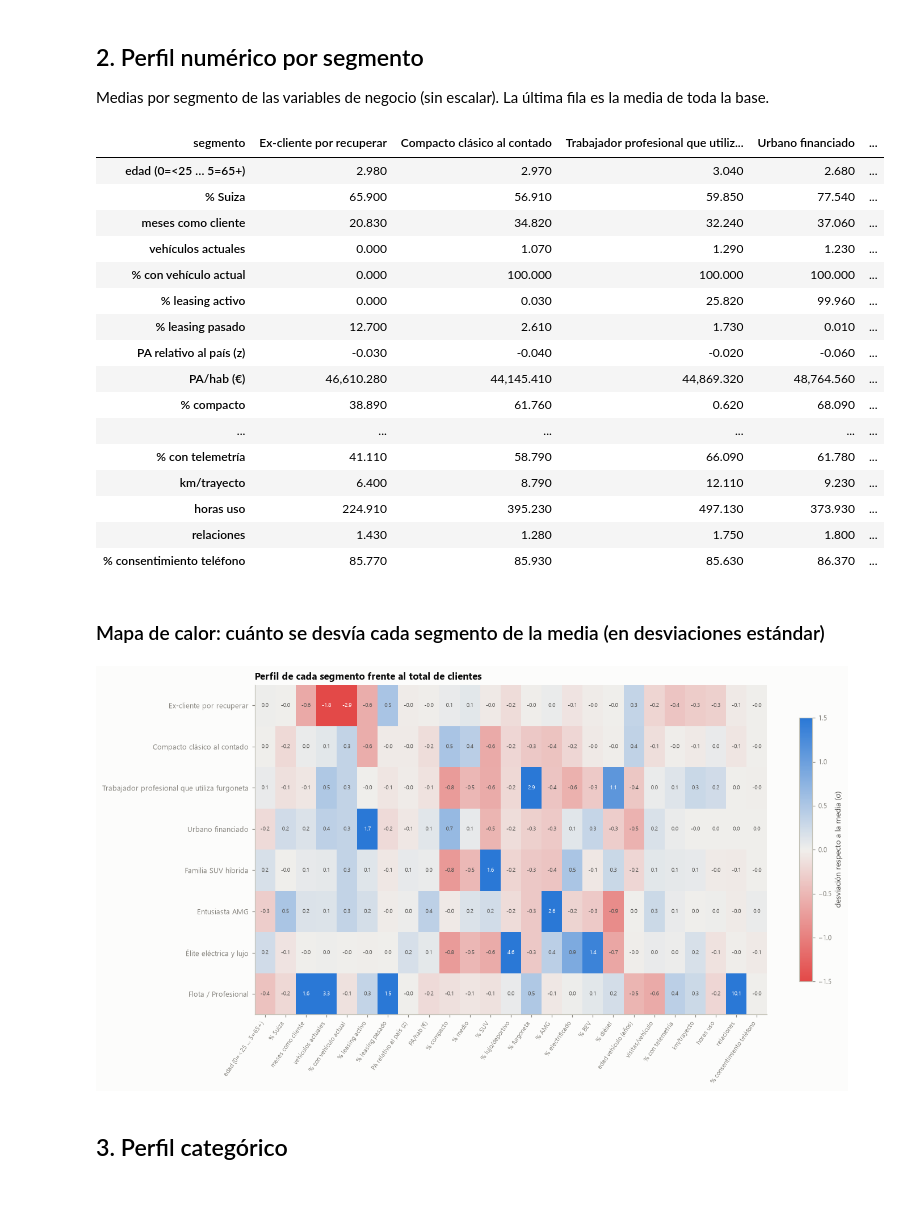
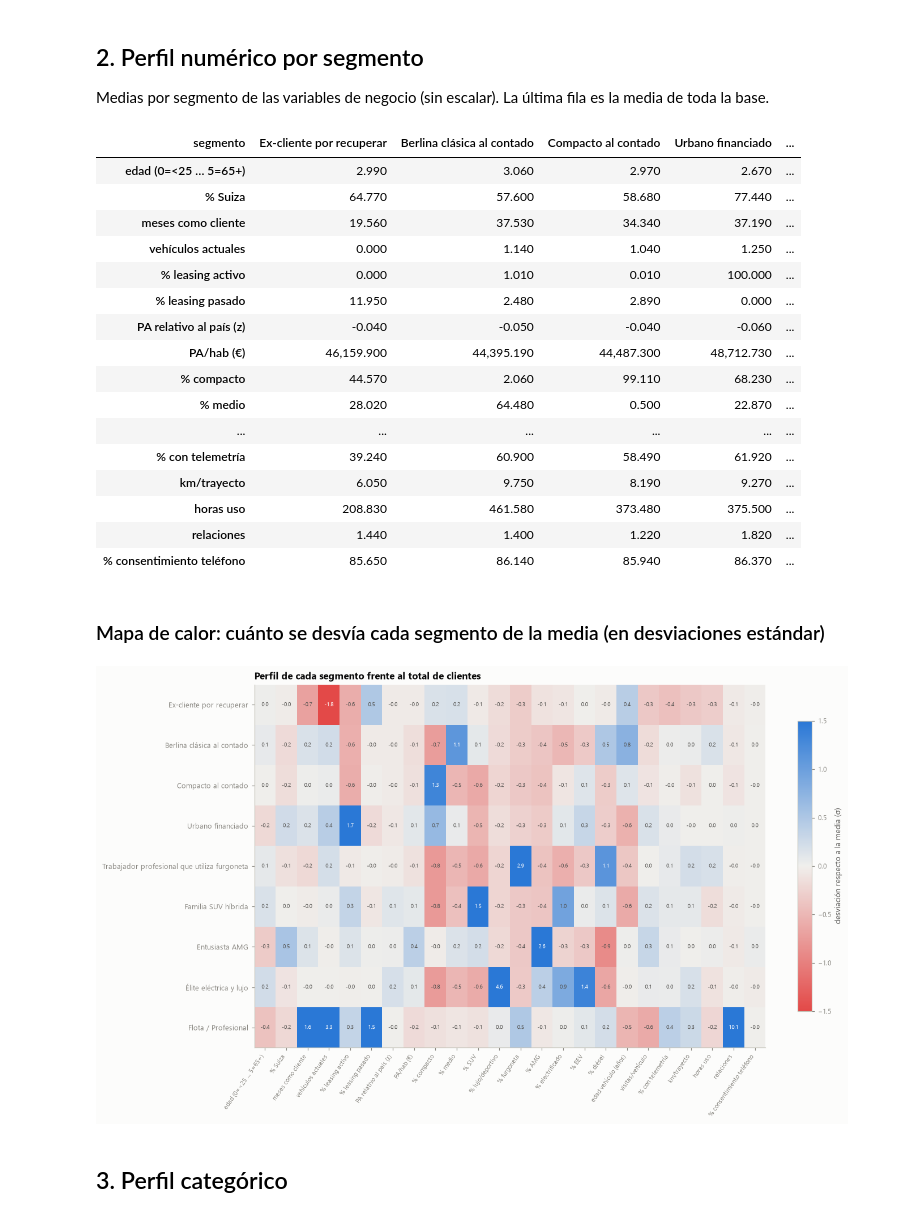
Before and after one commit to Fcodelatorrejuarez/mercedes_challenge, a Jupyter notebook: modelo/Reto4_Perfilado_Segmentos.ipynb, the cells around one changed output. Drawn from its saved outputs; the diff is of its cells as text; code cells hidden in the pictures.

```diff
--- a/modelo/Reto4_Perfilado_Segmentos.ipynb
+++ b/modelo/Reto4_Perfilado_Segmentos.ipynb
@@ -64,12 +64,13 @@ del reto 3 usa una semilla fija, así que la numeración es reproducible.
 # %%
 NOMBRES = {
     0: "Ex-cliente por recuperar",
-    1: "Compacto clásico al contado",
-    2: "Trabajador profesional que utiliza furgoneta",
+    1: "Berlina clásica al contado",
+    2: "Compacto al contado",
     3: "Urbano financiado",
-    4: "Familia SUV híbrida",
-    5: "Entusiasta AMG",
-    6: "Élite eléctrica y lujo",
+    4: "Trabajador profesional que utiliza furgoneta",
+    5: "Familia SUV híbrida",
+    6: "Entusiasta AMG",
+    7: "Élite eléctrica y lujo",
     -1: "Flota / Profesional",
 }
 assert set(NOMBRES) - {-1} == set(range(K)), "Los nombres no corresponden a los clústeres del reto 3"
@@ -111,39 +113,38 @@ Medias por segmento de las variables de negocio (sin escalar). La última fila e
 # %%
 num = {
     "edad (0=<25 … 5=65+)": "edad_ord", "% Suiza": "es_suiza", "meses como cliente": "meses_cliente",
-    "vehículos actuales": "n_vehiculos_actuales", "% con vehículo actual": "tiene_vehiculo_actual",
-    "% leasing activo": "leasing_activo", "% leasing pasado": "leasing_pasado",
+    "vehículos actuales": "n_vehiculos_actuales", "% leasing activo": "leasing_activo", "% leasing pasado": "leasing_pasado",
     "PA relativo al país (z)": "pa_relativo_pais", "PA/hab (€)": "purchasing_power_per_inhabitant_eur",
     "% compacto": "share_compacto", "% medio": "share_medio", "% SUV": "share_suv", "% lujo/deportivo": "share_lujo_deportivo",
     "% furgoneta": "share_furgoneta", "% AMG": "share_amg", "% electrificado": "share_electrificado", "% BEV": "share_bev",
     "% diésel": "share_diesel", "edad vehículo (años)": "edad_vehiculo", "visitas/vehículo": "visitas_por_vehiculo",
     "% con telemetría": "tiene_telemetria", "km/trayecto": "km_por_trayecto", "horas uso": "horas_uso",
     "relaciones": "n_relaciones", "% consentimiento teléfono": "consent_phone_communication_channel",
 }
 pct_cols = [k for k in num if k.startswith("%")]
 perfil = cm.groupby("segmento")[list(num.values())].mean().reindex(orden)
 perfil.columns = list(num)
 perfil.loc["TOTAL"] = cm[list(num.values())].mean().to_numpy()
 perfil[pct_cols] = perfil[pct_cols] * 100
 perfil.round(2).T
 # %% [output]
-| segmento | Ex-cliente por recuperar | Compacto clásico al contado | Trabajador profesional que utiliz... | Urbano financiado | ... |
-| edad (0=<25 … 5=65+) | 2.980 | 2.970 | 3.040 | 2.680 | ... |
-| % Suiza | 65.900 | 56.910 | 59.850 | 77.540 | ... |
-| meses como cliente | 20.830 | 34.820 | 32.240 | 37.060 | ... |
-| vehículos actuales | 0.000 | 1.070 | 1.290 | 1.230 | ... |
-| % con vehículo actual | 0.000 | 100.000 | 100.000 | 100.000 | ... |
-| % leasing activo | 0.000 | 0.030 | 25.820 | 99.960 | ... |
-| % leasing pasado | 12.700 | 2.610 | 1.730 | 0.010 | ... |
-| PA relativo al país (z) | -0.030 | -0.040 | -0.020 | -0.060 | ... |
-| PA/hab (€) | 46,610.280 | 44,145.410 | 44,869.320 | 48,764.560 | ... |
-| % compacto | 38.890 | 61.760 | 0.620 | 68.090 | ... |
+| segmento | Ex-cliente por recuperar | Berlina clásica al contado | Compacto al contado | Urbano financiado | ... |
+| edad (0=<25 … 5=65+) | 2.990 | 3.060 | 2.970 | 2.670 | ... |
+| % Suiza | 64.770 | 57.600 | 58.680 | 77.440 | ... |
+| meses como cliente | 19.560 | 37.530 | 34.340 | 37.190 | ... |
+| vehículos actuales | 0.000 | 1.140 | 1.040 | 1.250 | ... |
+| % leasing activo | 0.000 | 1.010 | 0.010 | 100.000 | ... |
+| % leasing pasado | 11.950 | 2.480 | 2.890 | 0.000 | ... |
+| PA relativo al país (z) | -0.040 | -0.050 | -0.040 | -0.060 | ... |
+| PA/hab (€) | 46,159.900 | 44,395.190 | 44,487.300 | 48,712.730 | ... |
+| % compacto | 44.570 | 2.060 | 99.110 | 68.230 | ... |
+| % medio | 28.020 | 64.480 | 0.500 | 22.870 | ... |
 | ... | ... | ... | ... | ... | ... |
-| % con telemetría | 41.110 | 58.790 | 66.090 | 61.780 | ... |
-| km/trayecto | 6.400 | 8.790 | 12.110 | 9.230 | ... |
-| horas uso | 224.910 | 395.230 | 497.130 | 373.930 | ... |
-| relaciones | 1.430 | 1.280 | 1.750 | 1.800 | ... |
-| % consentimiento teléfono | 85.770 | 85.930 | 85.630 | 86.370 | ... |
+| % con telemetría | 39.240 | 60.900 | 58.490 | 61.920 | ... |
+| km/trayecto | 6.050 | 9.750 | 8.190 | 9.270 | ... |
+| horas uso | 208.830 | 461.580 | 373.480 | 375.500 | ... |
+| relaciones | 1.440 | 1.400 | 1.220 | 1.820 | ... |
+| % consentimiento teléfono | 85.650 | 86.140 | 85.940 | 86.370 | ... |
 # %% [markdown]
 ### Mapa de calor: cuánto se desvía cada segmento de la media (en desviaciones estándar)
 # %%
@@ -162,7 +163,7 @@ fig.colorbar(im, ax=ax, shrink=0.8, label="desviación respecto a la media (σ)"
 ax.set_title("Perfil de cada segmento frente al total de clientes")
 save(fig, "r4_perfil_heatmap.png")
 # %% [output]
-[figure, old version]
+[figure, new version]
 # %% [markdown]
 ## 3. Perfil categórico
 # %%
```
Also changed, not shown: parts of 5 cells of this notebook, 37 other files.
